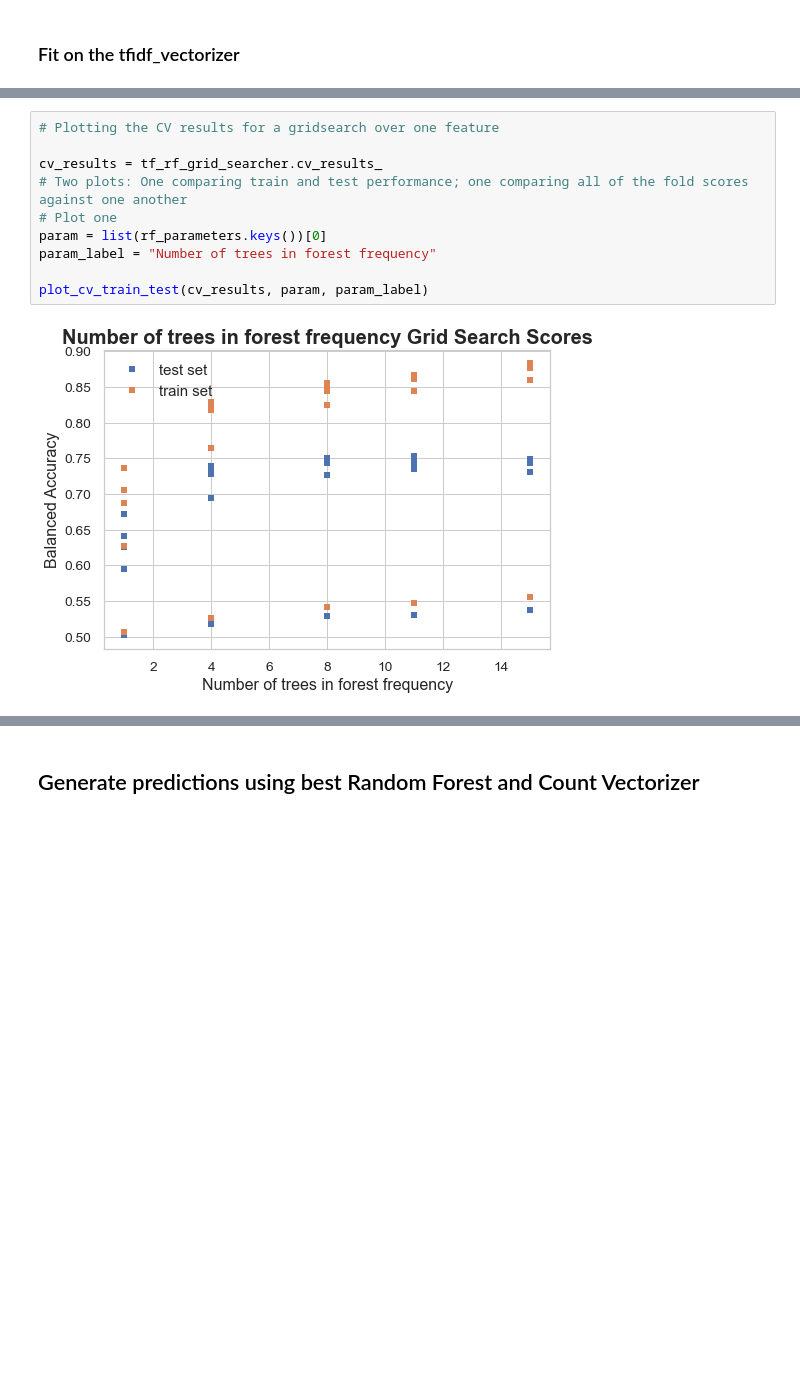
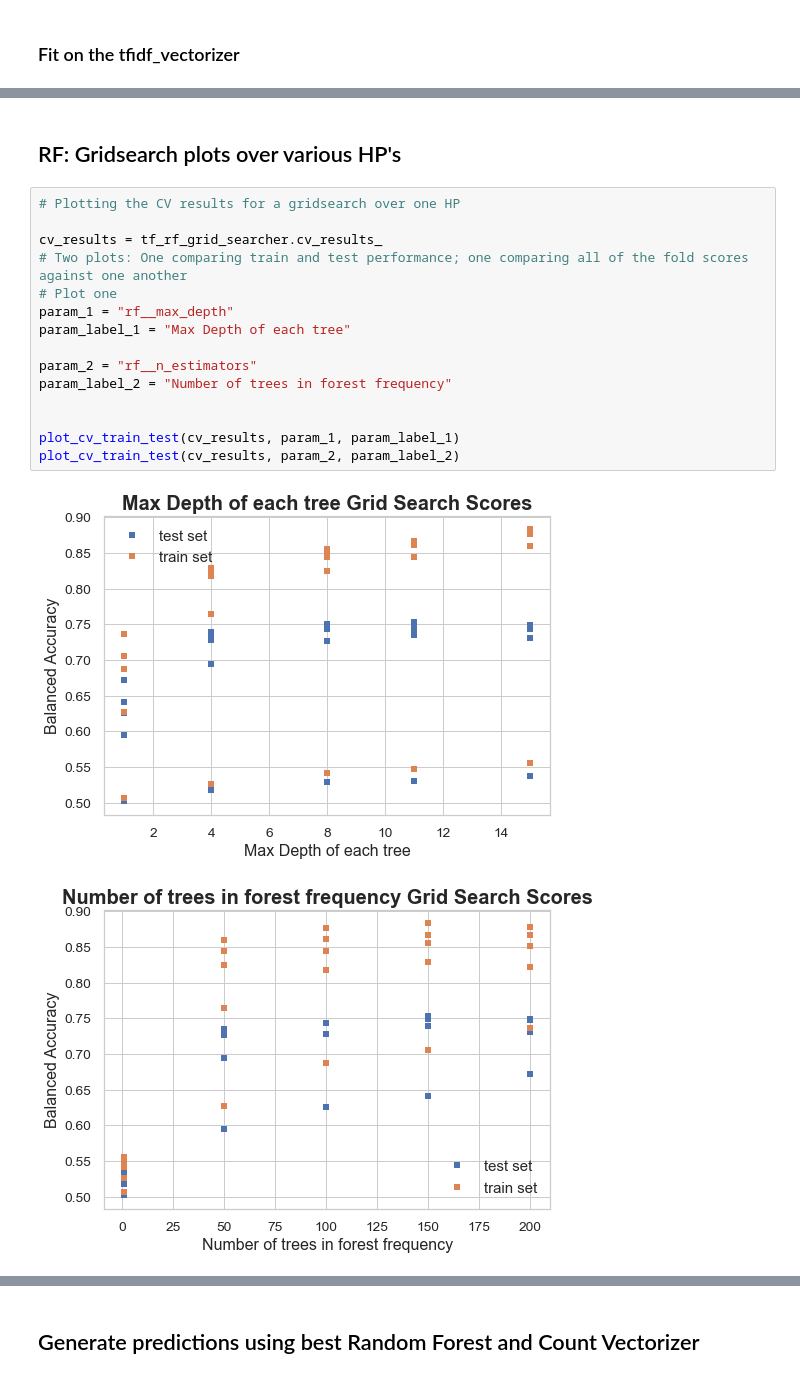
Before and after one commit to Dtphelan1/sentiment-analysis, a Jupyter notebook: BoWClassifier.ipynb, the cells around one changed output, grey strips where cells are left out. Drawn from its saved outputs; the diff is of its cells as text; blank space fills up the shorter version.

```diff
--- a/BoWClassifier.ipynb
+++ b/BoWClassifier.ipynb
@@ -180,12 +180,20 @@ Number of trials used in grid search:  25
+# %% [markdown]
+## RF: Gridsearch plots over various HP's
 # %%
-# Plotting the CV results for a gridsearch over one feature
+# Plotting the CV results for a gridsearch over one HP
 
 cv_results = tf_rf_grid_searcher.cv_results_
 # Two plots: One comparing train and test performance; one comparing all of the fold scores against one another
 # Plot one
-param = list(rf_parameters.keys())[0]
-param_label = "Number of trees in forest frequency"
+param_1 = "rf__max_depth"
+param_label_1 = "Max Depth of each tree"
 
-plot_cv_train_test(cv_results, param, param_label)
+param_2 = "rf__n_estimators"
+param_label_2 = "Number of trees in forest frequency"
+
+
+plot_cv_train_test(cv_results, param_1, param_label_1)
+plot_cv_train_test(cv_results, param_2, param_label_2)
 # %% [output]
-[figure, old version]
+[figure, new version]
+[figure, added]
```
Also changed, not shown: parts of 11 cells of this notebook, 3 other files.
